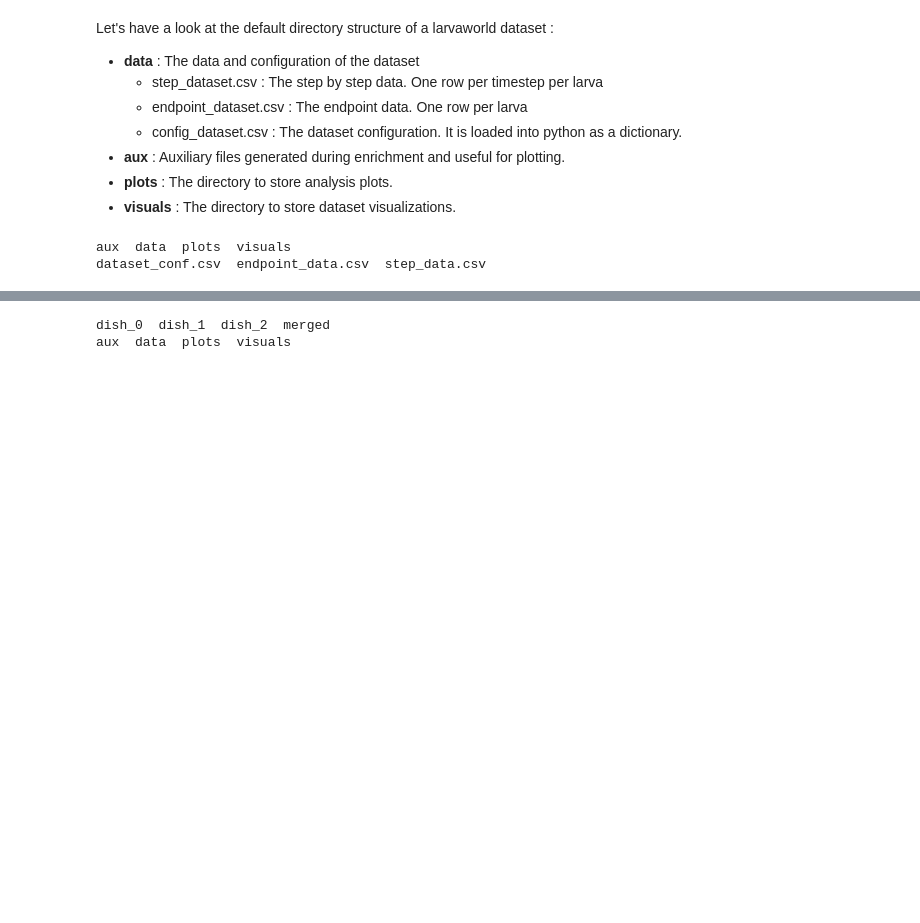
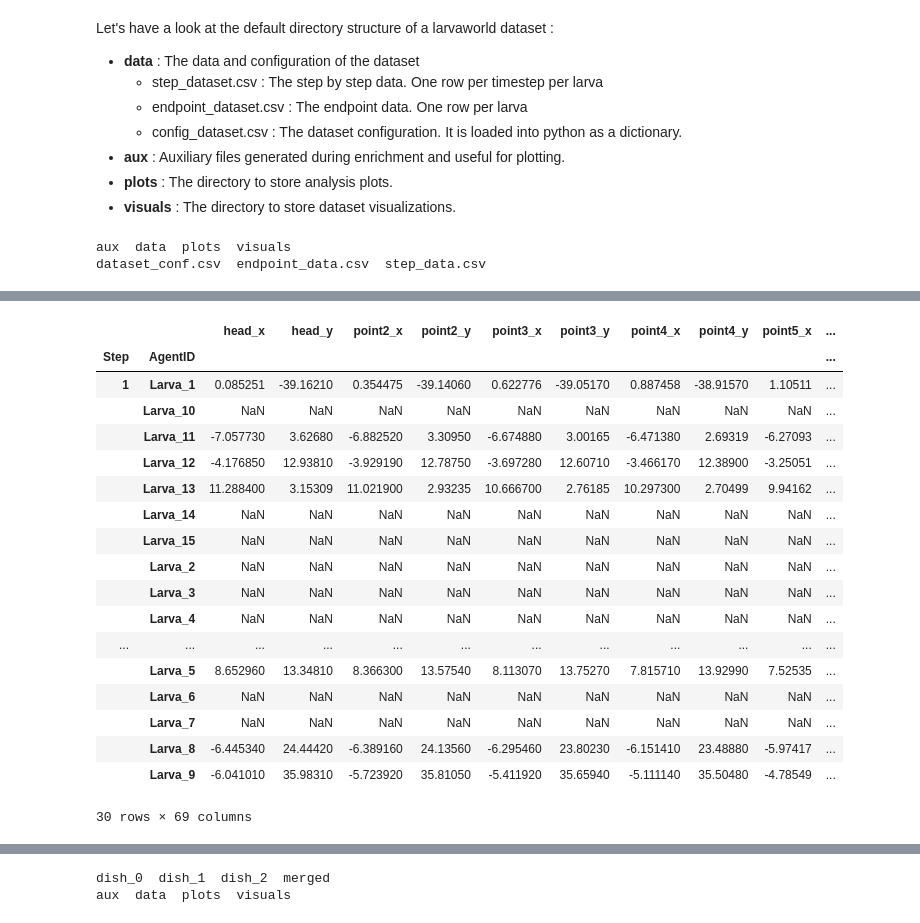
Before and after one commit to nawrotlab/larvaworld, a Jupyter notebook: tutorial/tutorial.ipynb, the cells around one changed output, grey strips where cells are left out. Saved outputs shown, nothing was run; the diff lists cells and outputs as text; code cells hidden in the pictures; blank space fills up the shorter version.

```diff
--- a/tutorial/tutorial.ipynb
+++ b/tutorial/tutorial.ipynb
@@ -128,0 +153,29 @@ dataset_conf.csv  endpoint_data.csv  step_data.csv
+# %%
+import pandas as pd
+
+dir = '../data/TestGroup/processed/dish_0/data'
+
+s = pd.read_csv(f'{dir}/step_data.csv', index_col=['Step', 'AgentID'])
+e = pd.read_csv(f'{dir}/endpoint_data.csv', index_col=0)
+
+s.head(30)
+# %% [output]
+|  |  | head_x | head_y | point2_x | point2_y | point3_x | point3_y | point4_x | point4_y | point5_x | ... |
+| Step | AgentID |  |  |  |  |  |  |  |  |  | ... |
+| 1 | Larva_1 | 0.085251 | -39.16210 | 0.354475 | -39.14060 | 0.622776 | -39.05170 | 0.887458 | -38.91570 | 1.10511 | ... |
+|  | Larva_10 | NaN | NaN | NaN | NaN | NaN | NaN | NaN | NaN | NaN | ... |
+|  | Larva_11 | -7.057730 | 3.62680 | -6.882520 | 3.30950 | -6.674880 | 3.00165 | -6.471380 | 2.69319 | -6.27093 | ... |
+|  | Larva_12 | -4.176850 | 12.93810 | -3.929190 | 12.78750 | -3.697280 | 12.60710 | -3.466170 | 12.38900 | -3.25051 | ... |
+|  | Larva_13 | 11.288400 | 3.15309 | 11.021900 | 2.93235 | 10.666700 | 2.76185 | 10.297300 | 2.70499 | 9.94162 | ... |
+|  | Larva_14 | NaN | NaN | NaN | NaN | NaN | NaN | NaN | NaN | NaN | ... |
+|  | Larva_15 | NaN | NaN | NaN | NaN | NaN | NaN | NaN | NaN | NaN | ... |
+|  | Larva_2 | NaN | NaN | NaN | NaN | NaN | NaN | NaN | NaN | NaN | ... |
+|  | Larva_3 | NaN | NaN | NaN | NaN | NaN | NaN | NaN | NaN | NaN | ... |
+|  | Larva_4 | NaN | NaN | NaN | NaN | NaN | NaN | NaN | NaN | NaN | ... |
+| ... | ... | ... | ... | ... | ... | ... | ... | ... | ... | ... | ... |
+|  | Larva_5 | 8.652960 | 13.34810 | 8.366300 | 13.57540 | 8.113070 | 13.75270 | 7.815710 | 13.92990 | 7.52535 | ... |
+|  | Larva_6 | NaN | NaN | NaN | NaN | NaN | NaN | NaN | NaN | NaN | ... |
+|  | Larva_7 | NaN | NaN | NaN | NaN | NaN | NaN | NaN | NaN | NaN | ... |
+|  | Larva_8 | -6.445340 | 24.44420 | -6.389160 | 24.13560 | -6.295460 | 23.80230 | -6.151410 | 23.48880 | -5.97417 | ... |
+|  | Larva_9 | -6.041010 | 35.98310 | -5.723920 | 35.81050 | -5.411920 | 35.65940 | -5.111140 | 35.50480 | -4.78549 | ... |
+30 rows × 69 columns
```
Also changed, not shown: parts of 22 cells of this notebook, 28 other files.
